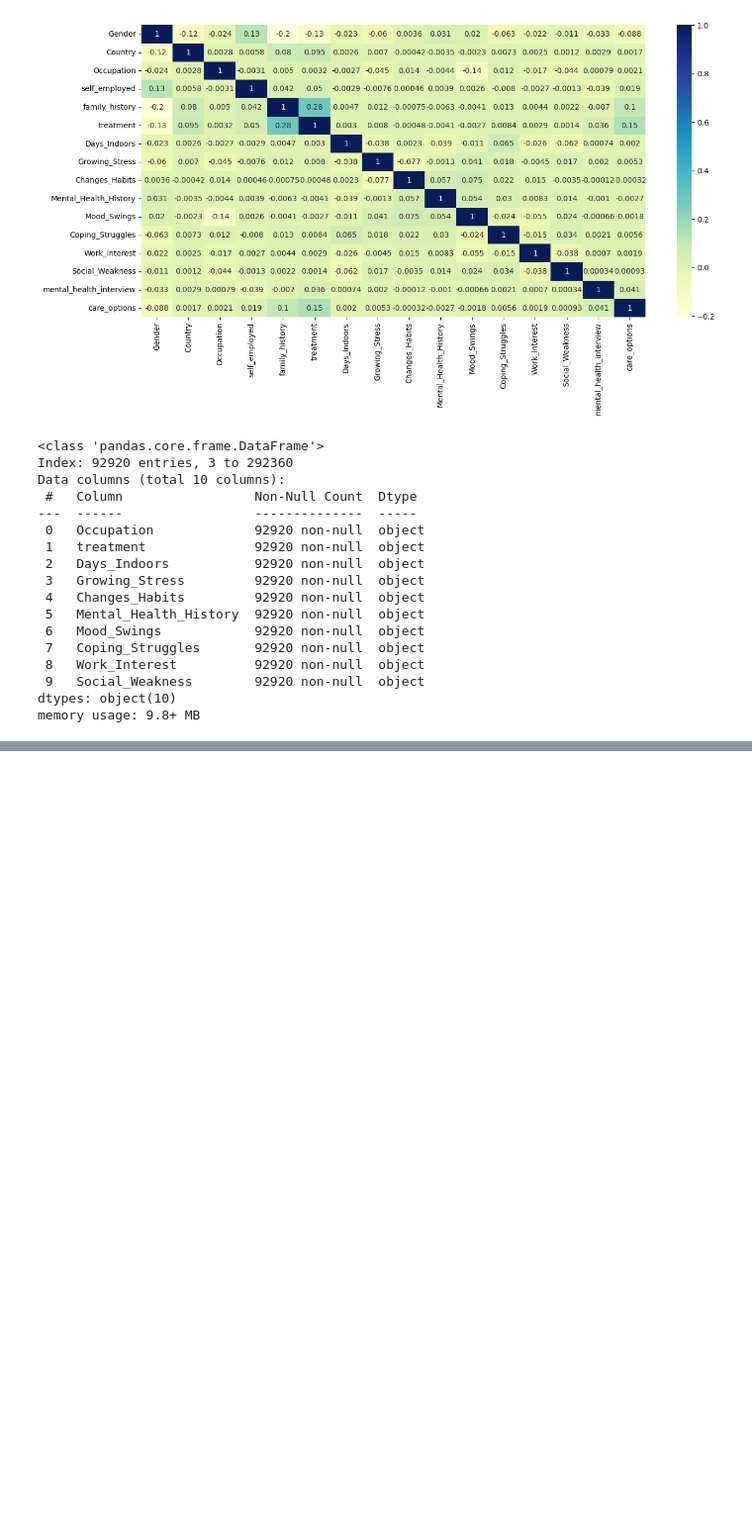
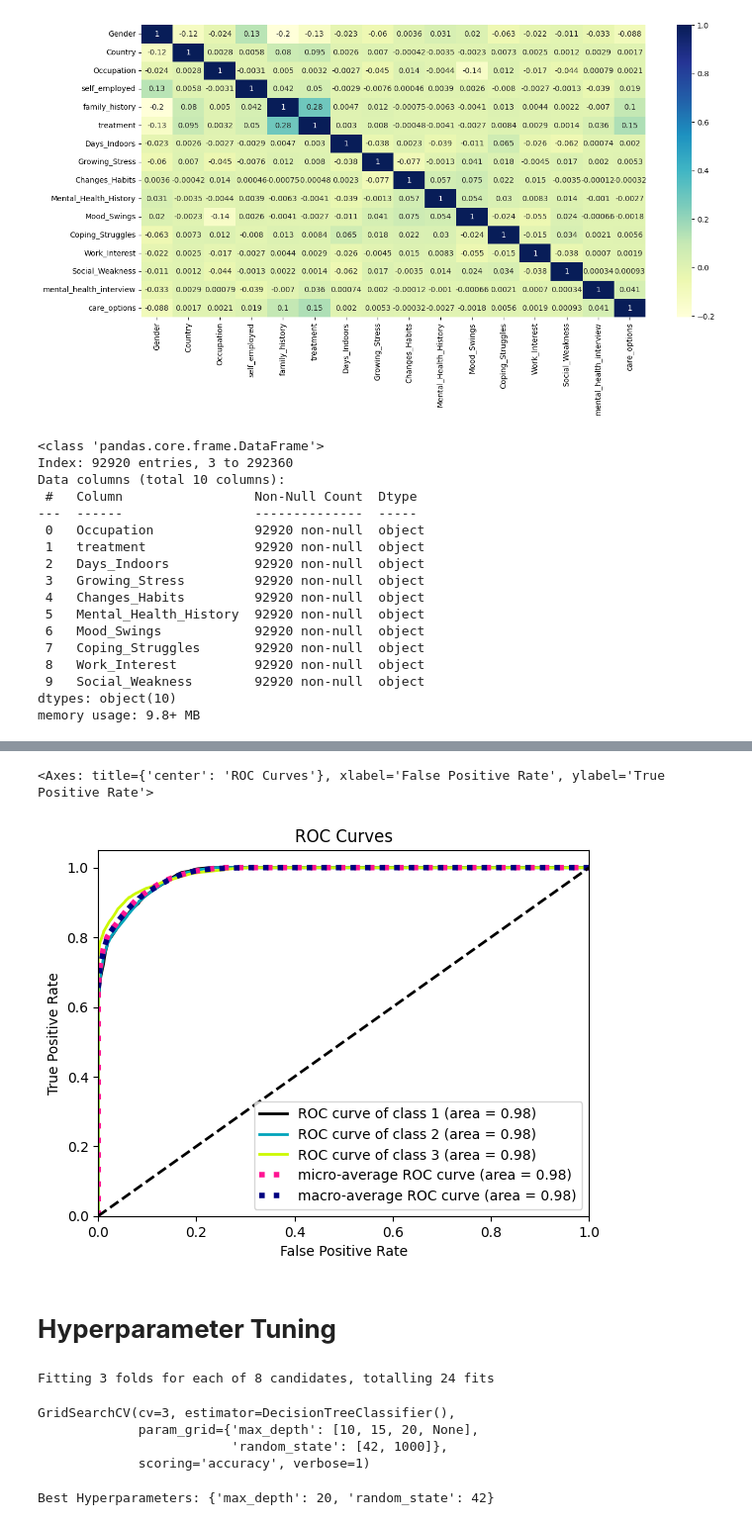
Before and after one commit to cindysintiya/Mental-Health_Sentiment-Analysis, a Jupyter notebook: notebook/ML_Stress_Check_RF.ipynb, the cells around one changed output, grey strips where cells are left out. Shown: that part at 99% size. Cells and saved outputs as stored; diff of their text form; code cells hidden in the pictures; blank space fills up the shorter version.

```diff
--- a/notebook/ML_Stress_Check_RF.ipynb
+++ b/notebook/ML_Stress_Check_RF.ipynb
@@ -507,0 +360,11 @@ joblib.dump(best_model_rf, filename)
+# %%
+# untuk visualisasi ROC
+import scikitplot as skplt
+
+# Evaluasi model random forest
+skplt.metrics.plot_roc(y_test, dectree_proba)
+# %% [output]
+<Axes: title={'center': 'ROC Curves'}, xlabel='False Positive Rate', ylabel='True Positive Rate'>
+[figure, added]
+# %% [markdown]
+# **Hyperparameter Tuning**
@@ -507,0 +380,31 @@ joblib.dump(best_model_rf, filename)
+# %%
+from sklearn.model_selection import GridSearchCV
+
+# definisikan objek GridSearchCV
+grid_search = GridSearchCV(
+    estimator=dectree_model,
+    param_grid=param_grid,
+    cv=3,
+    scoring='accuracy',
+    verbose=1,
+)
+
+# fit model dengan data
+grid_search.fit(X_train, y_train)
+# %% [output]
+Fitting 3 folds for each of 8 candidates, totalling 24 fits
+GridSearchCV(cv=3, estimator=DecisionTreeClassifier(),
+             param_grid={'max_depth': [10, 15, 20, None],
+                         'random_state': [42, 1000]},
+             scoring='accuracy', verbose=1)
+# %%
+# ambil parameter dari model terbaik
+best_params_dt = grid_search.best_params_
+
+# ambil model terbaik dari hasil tuning
+best_model_dt = grid_search.best_estimator_
+
+# cek setting hyperparameter terbaik
+print(f"Best Hyperparameters: {best_params_dt}")
+# %% [output]
+Best Hyperparameters: {'max_depth': 20, 'random_state': 42}
```
Also changed, not shown: parts of 53 cells of this notebook, 5 other files.
